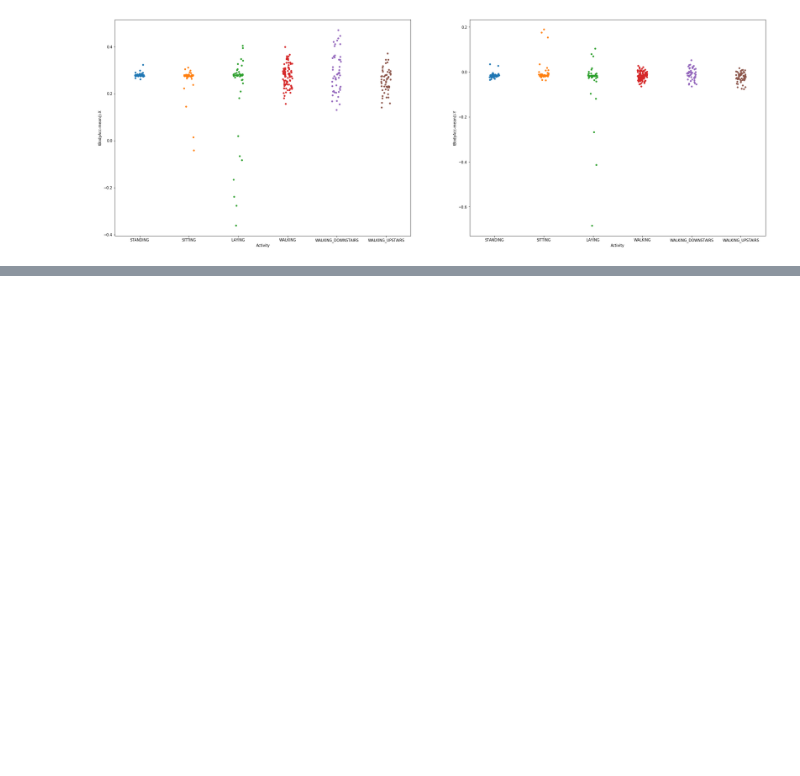
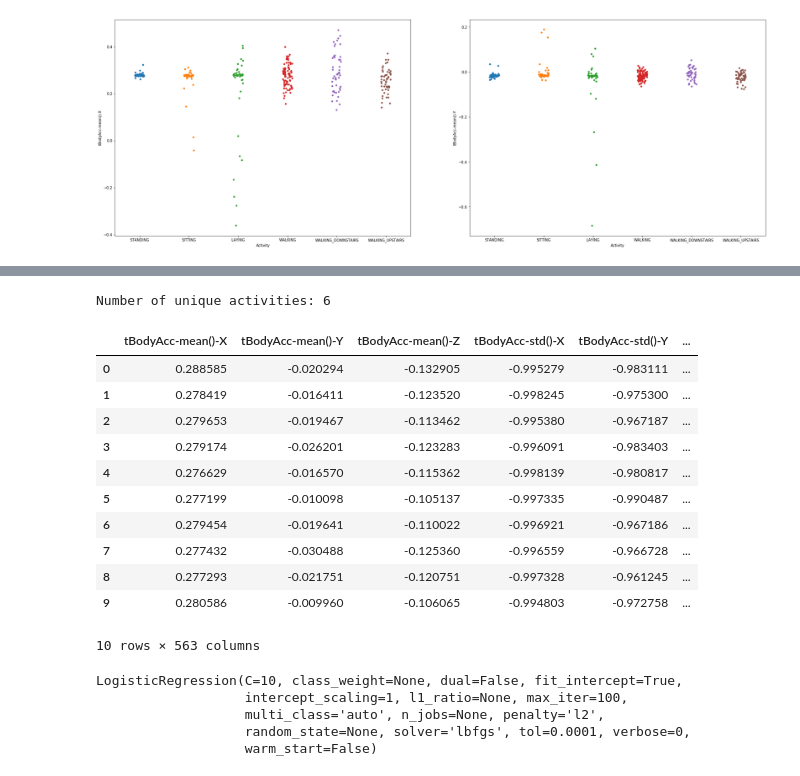
Before and after one commit to bernardojbl/HAR, a Jupyter notebook: HCI.ipynb, the cells around one changed output, grey strips where cells are left out. Drawn from its saved outputs; the diff is of its cells as text; code cells hidden in the pictures; blank space fills up the shorter version.

```diff
--- a/HCI.ipynb
+++ b/HCI.ipynb
@@ -290,0 +312,24 @@ plt.show()
+# %%
+#Label encoder
+unique_activities = train_df.Activity.unique()
+print("Number of unique activities: {}".format(len(unique_activities)))
+replacer = {}
+for i, activity in enumerate(unique_activities):
+    replacer[activity] = i
+train_df.Activity = train_df.Activity.replace(replacer)
+test_df.Activity = test_df.Activity.replace(replacer)
+train_df.head(10)
+# %% [output]
+Number of unique activities: 6
+|  | tBodyAcc-mean()-X | tBodyAcc-mean()-Y | tBodyAcc-mean()-Z | tBodyAcc-std()-X | tBodyAcc-std()-Y | ... |
+| 0 | 0.288585 | -0.020294 | -0.132905 | -0.995279 | -0.983111 | ... |
+| 1 | 0.278419 | -0.016411 | -0.123520 | -0.998245 | -0.975300 | ... |
+| 2 | 0.279653 | -0.019467 | -0.113462 | -0.995380 | -0.967187 | ... |
+| 3 | 0.279174 | -0.026201 | -0.123283 | -0.996091 | -0.983403 | ... |
+| 4 | 0.276629 | -0.016570 | -0.115362 | -0.998139 | -0.980817 | ... |
+| 5 | 0.277199 | -0.010098 | -0.105137 | -0.997335 | -0.990487 | ... |
+| 6 | 0.279454 | -0.019641 | -0.110022 | -0.996921 | -0.967186 | ... |
+| 7 | 0.277432 | -0.030488 | -0.125360 | -0.996559 | -0.966728 | ... |
+| 8 | 0.277293 | -0.021751 | -0.120751 | -0.997328 | -0.961245 | ... |
+| 9 | 0.280586 | -0.009960 | -0.106065 | -0.994803 | -0.972758 | ... |
+10 rows × 563 columns
@@ -290,0 +353,9 @@ plt.show()
+# %%
+model = LogisticRegression(C=10)
+model
+# %% [output]
+LogisticRegression(C=10, class_weight=None, dual=False, fit_intercept=True,
+                   intercept_scaling=1, l1_ratio=None, max_iter=100,
+                   multi_class='auto', n_jobs=None, penalty='l2',
+                   random_state=None, solver='lbfgs', tol=0.0001, verbose=0,
+                   warm_start=False)
```
Also changed, not shown: parts of 6 cells of this notebook.
